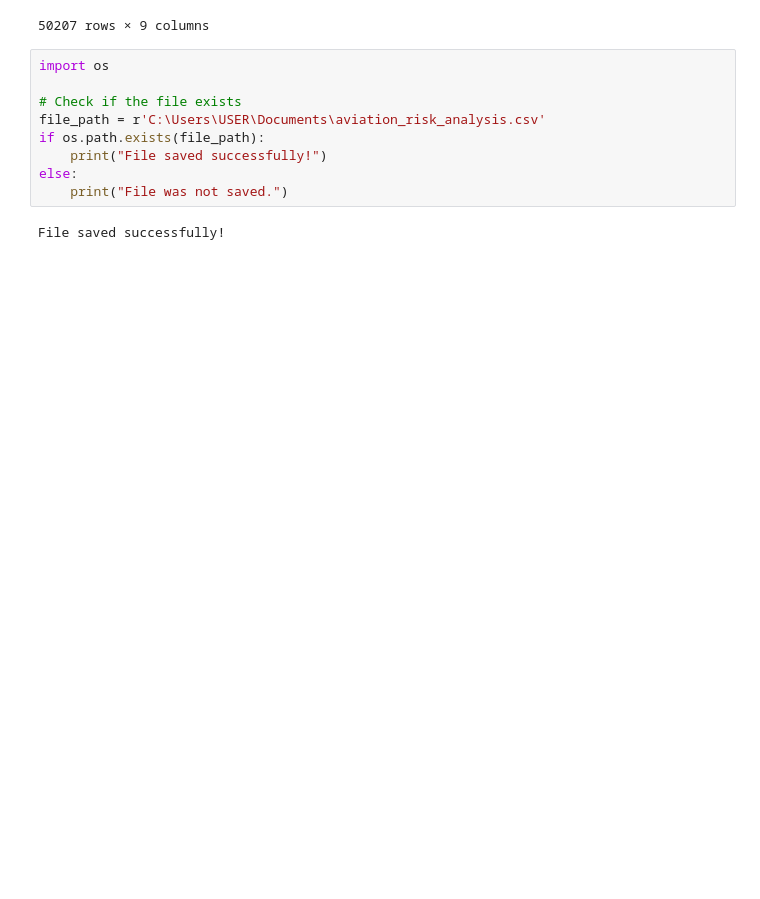
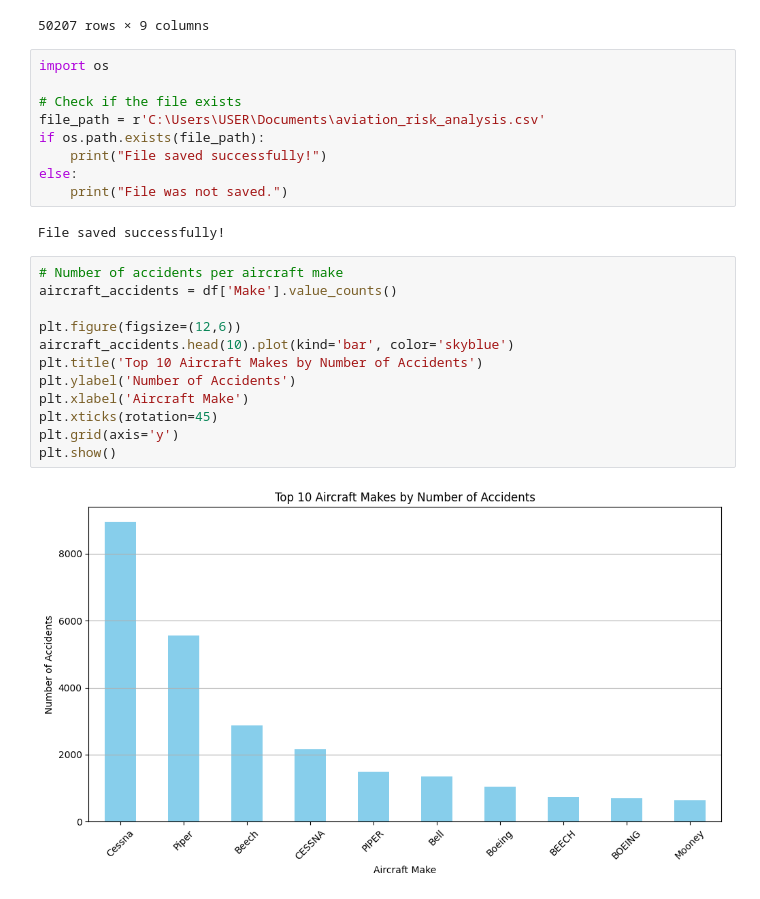
Before and after one commit to KabiraKabira7/aviation-risk-analysis, a Jupyter notebook: aviation_analysis.ipynb, the cells around one changed output. Cells and saved outputs as stored; diff of their text form; blank space fills up the shorter version.

```diff
--- a/aviation_analysis.ipynb
+++ b/aviation_analysis.ipynb
@@ -478,3 +478,17 @@ else:
     print("File was not saved.")
 # %% [output]
 File saved successfully!
+# %%
+# Number of accidents per aircraft make
+aircraft_accidents = df['Make'].value_counts()
+
+plt.figure(figsize=(12,6))
+aircraft_accidents.head(10).plot(kind='bar', color='skyblue')
+plt.title('Top 10 Aircraft Makes by Number of Accidents')
+plt.ylabel('Number of Accidents')
+plt.xlabel('Aircraft Make')
+plt.xticks(rotation=45)
+plt.grid(axis='y')
+plt.show()
+# %% [output]
+[figure, added]
```
Also changed, not shown: parts of 4 cells of this notebook.
